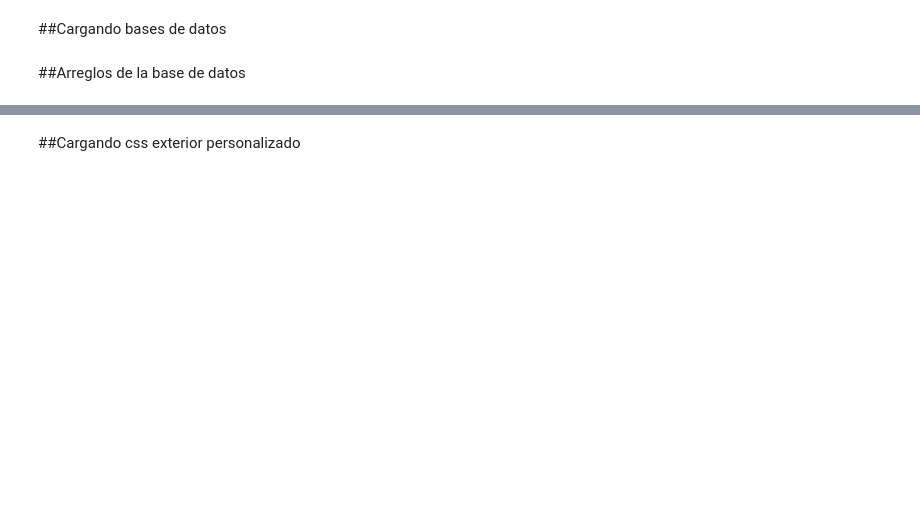
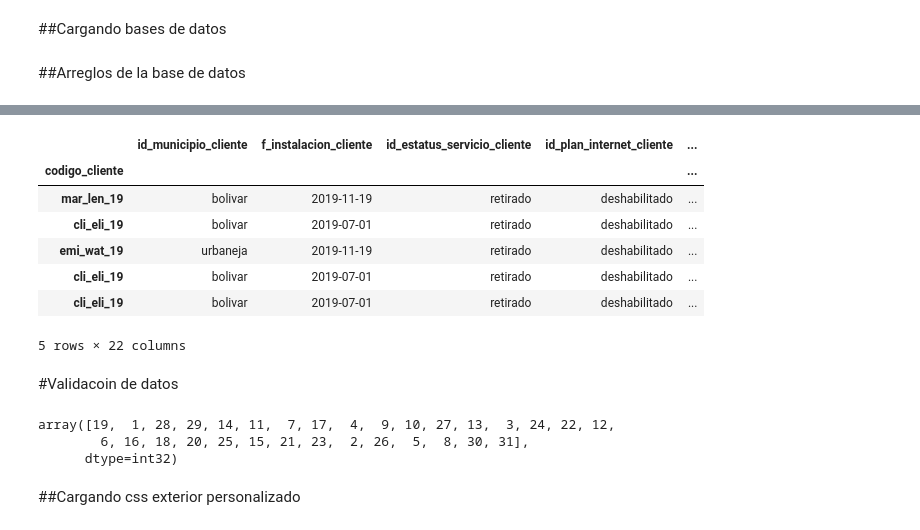
Before and after one commit to AndreaBPG/Dasboards, a Jupyter notebook: dashboard.ipynb, the cells around one changed output, grey strips where cells are left out. Saved outputs shown, nothing was run; the diff lists cells and outputs as text; code cells hidden in the pictures; blank space fills up the shorter version.

```diff
--- a/dashboard.ipynb
+++ b/dashboard.ipynb
@@ -64,3 +54,29 @@ df_con_fecha = df_cliente[df_cliente['fecha_instalacion'].notna()]
+# %%
+df.head()
+# %% [output]
+|  | id_municipio_cliente | f_instalacion_cliente | id_estatus_servicio_cliente | id_plan_internet_cliente | ... |
+| codigo_cliente |  |  |  |  | ... |
+| mar_len_19 | bolivar | 2019-11-19 | retirado | deshabilitado | ... |
+| cli_eli_19 | bolivar | 2019-07-01 | retirado | deshabilitado | ... |
+| emi_wat_19 | urbaneja | 2019-11-19 | retirado | deshabilitado | ... |
+| cli_eli_19 | bolivar | 2019-07-01 | retirado | deshabilitado | ... |
+| cli_eli_19 | bolivar | 2019-07-01 | retirado | deshabilitado | ... |
+5 rows × 22 columns
+# %% [markdown]
+#Validacoin de datos
+# %%
+# Revisar valores nulos
+df.isnull().sum()
+# Revisar valores únicos en columnas clave
+df['id_municipio_cliente'].unique()
+df['id_estatus_servicio_cliente'].unique()
+df['año'].unique()
+df['mes'].unique()
+df['dia'].unique()
+# %% [output]
+array([19,  1, 28, 29, 14, 11,  7, 17,  4,  9, 10, 27, 13,  3, 24, 22, 12,
+        6, 16, 18, 20, 25, 15, 21, 23,  2, 26,  5,  8, 30, 31],
+      dtype=int32)
 # %% [markdown]
 ##Cargando css exterior personalizado
 # %%
```
Also changed, not shown: parts of 11 cells of this notebook, 3 other files.
